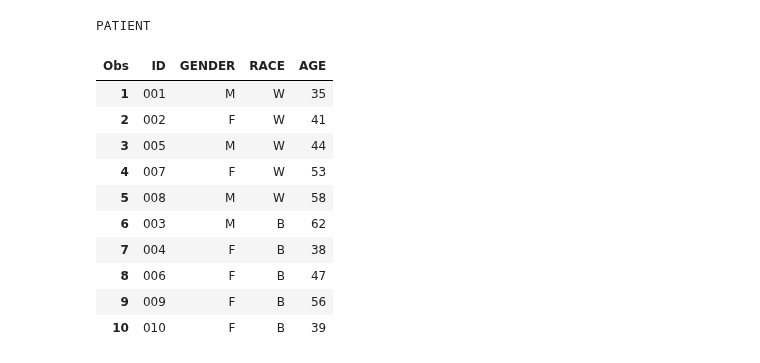
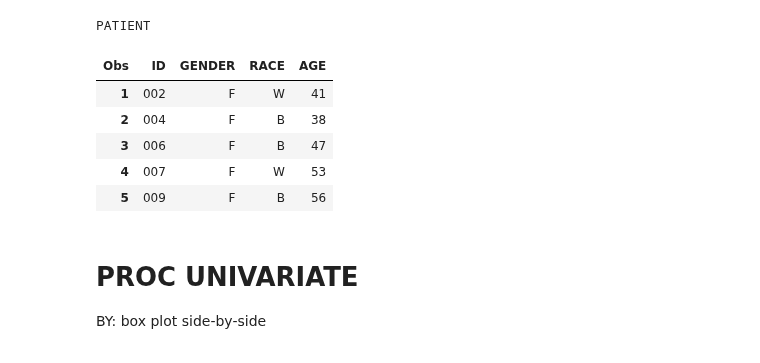
Before and after one commit to kevinwkc/my_sas, a Jupyter notebook: DESCRIBING DATA.ipynb, the cells around one changed output. Saved outputs shown, nothing was run; the diff lists cells and outputs as text; code cells hidden in the pictures.

```diff
--- a/DESCRIBING DATA.ipynb
+++ b/DESCRIBING DATA.ipynb
@@ -5,42 +5,41 @@ DATA PATIENT;
  * Author: Jose L Rodriguez
  * Assigment: 2
  * Probleml:  2.1a
  * Date: September 18th, 2014
  * SAS303 - FALL 2014
  * SAS platform 'Linux LIN X64 2.6.32-431.11.2.el6.x86_64'
  * SAS version '9.04.01M1P12042013'
  *
  */
 INPUT @1 ID$ 3. @4 GENDER$ 1. @5 RACE$ 1. @6 AGE 2.;
 
 DATALINES;
 001MW35
 002FW41
 003MB62
 004FB38
 005MW44
 006FB47
 007FW53
 008MW58
 009FB56
 010FB39
 ;
 
 PROC SORT DATA=PATIENT;
-BY descending RACE;
-PROC PRINT DATA=PATIENT;
+BY GENDER;
+PROC PRINT DATA=PATIENT(obs=5);
 TITLE "PATIENT";
 RUN;
 # %% [output]
 PATIENT
 | Obs | ID | GENDER | RACE | AGE |
-| 1 | 001 | M | W | 35 |
-| 2 | 002 | F | W | 41 |
-| 3 | 005 | M | W | 44 |
+| 1 | 002 | F | W | 41 |
+| 2 | 004 | F | B | 38 |
+| 3 | 006 | F | B | 47 |
 | 4 | 007 | F | W | 53 |
-| 5 | 008 | M | W | 58 |
-| 6 | 003 | M | B | 62 |
-| 7 | 004 | F | B | 38 |
-| 8 | 006 | F | B | 47 |
-| 9 | 009 | F | B | 56 |
-| 10 | 010 | F | B | 39 |
+| 5 | 009 | F | B | 56 |
+# %% [markdown]
+PROC UNIVARIATE
+=====================
+BY:  box plot side-by-side
```
Also changed, not shown: parts of 11 cells of this notebook.
